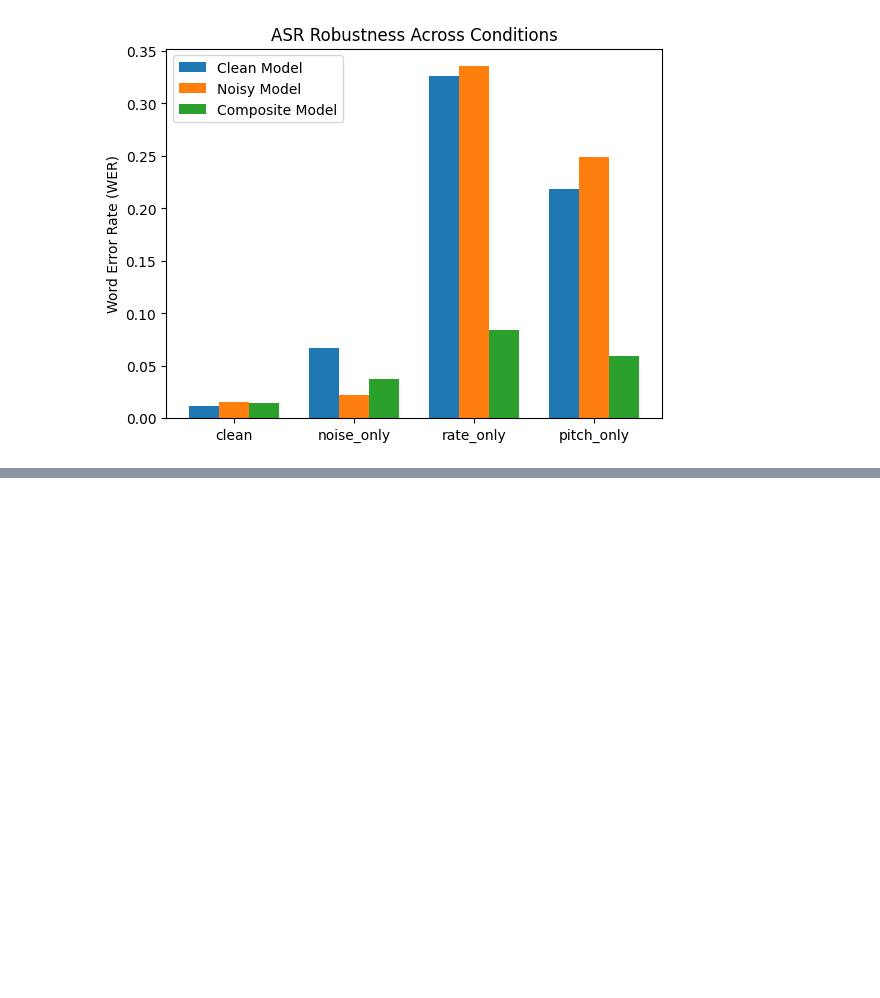
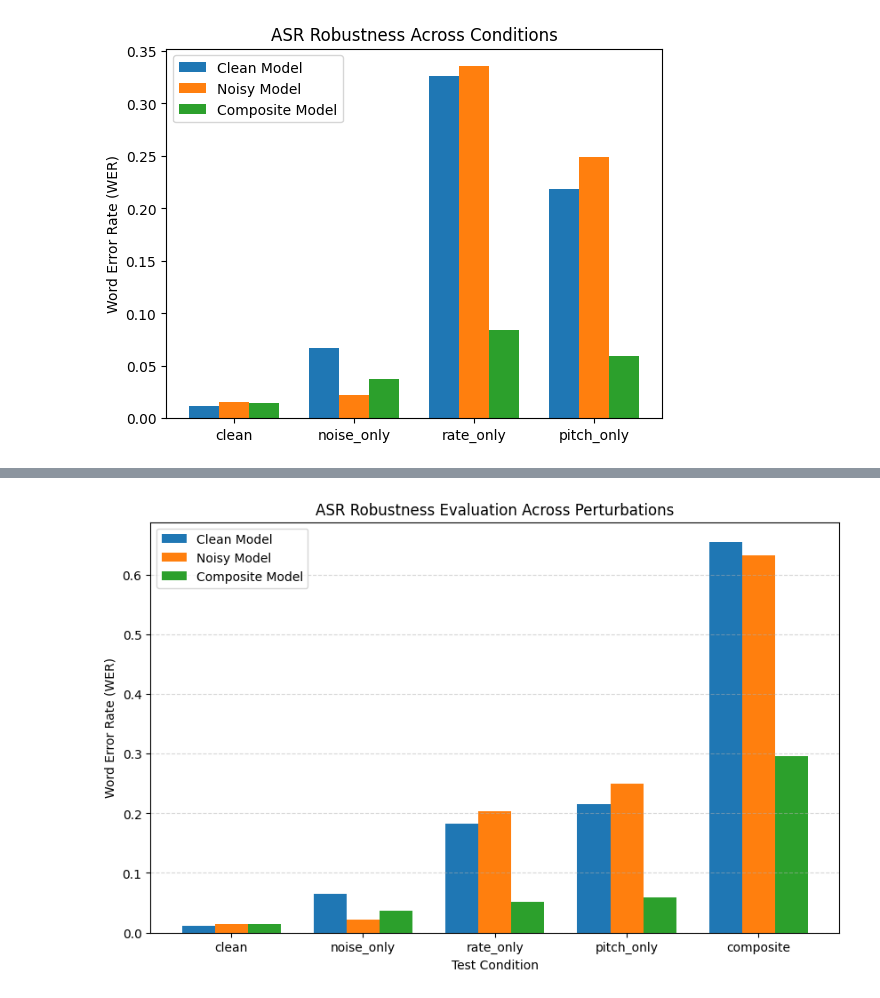
Before and after one commit to madesh405/noise-robust-speech-recognition, a Jupyter notebook: notebooks/Composite_Shift_Evaluation.ipynb, the cells around one changed output, grey strips where cells are left out. Saved outputs shown, nothing was run; the diff lists cells and outputs as text; code cells hidden in the pictures; blank space fills up the shorter version.

Commit message:
updated readme with the output of the evaluation. added output png to results

```diff
--- a/notebooks/Composite_Shift_Evaluation.ipynb
+++ b/notebooks/Composite_Shift_Evaluation.ipynb
@@ -569,0 +590,27 @@ results_df
+# %%
+import matplotlib.pyplot as plt
+import numpy as np
+
+conditions = results_df["Condition"]
+
+x = np.arange(len(conditions))
+width = 0.25
+
+plt.figure(figsize=(10,6))
+
+plt.bar(x - width, results_df["Clean_Model_WER"], width, label="Clean Model")
+plt.bar(x, results_df["Noisy_Model_WER"], width, label="Noisy Model")
+plt.bar(x + width, results_df["Composite_Model_WER"], width, label="Composite Model")
+
+plt.xticks(x, conditions)
+
+plt.xlabel("Test Condition")
+plt.ylabel("Word Error Rate (WER)")
+plt.title("ASR Robustness Evaluation Across Perturbations")
+
+plt.legend()
+plt.grid(axis="y", linestyle="--", alpha=0.5)
+
+plt.show()
+# %% [output]
+[figure, added]
```
Also changed, not shown: parts of 2 cells of this notebook, 2 other files.
